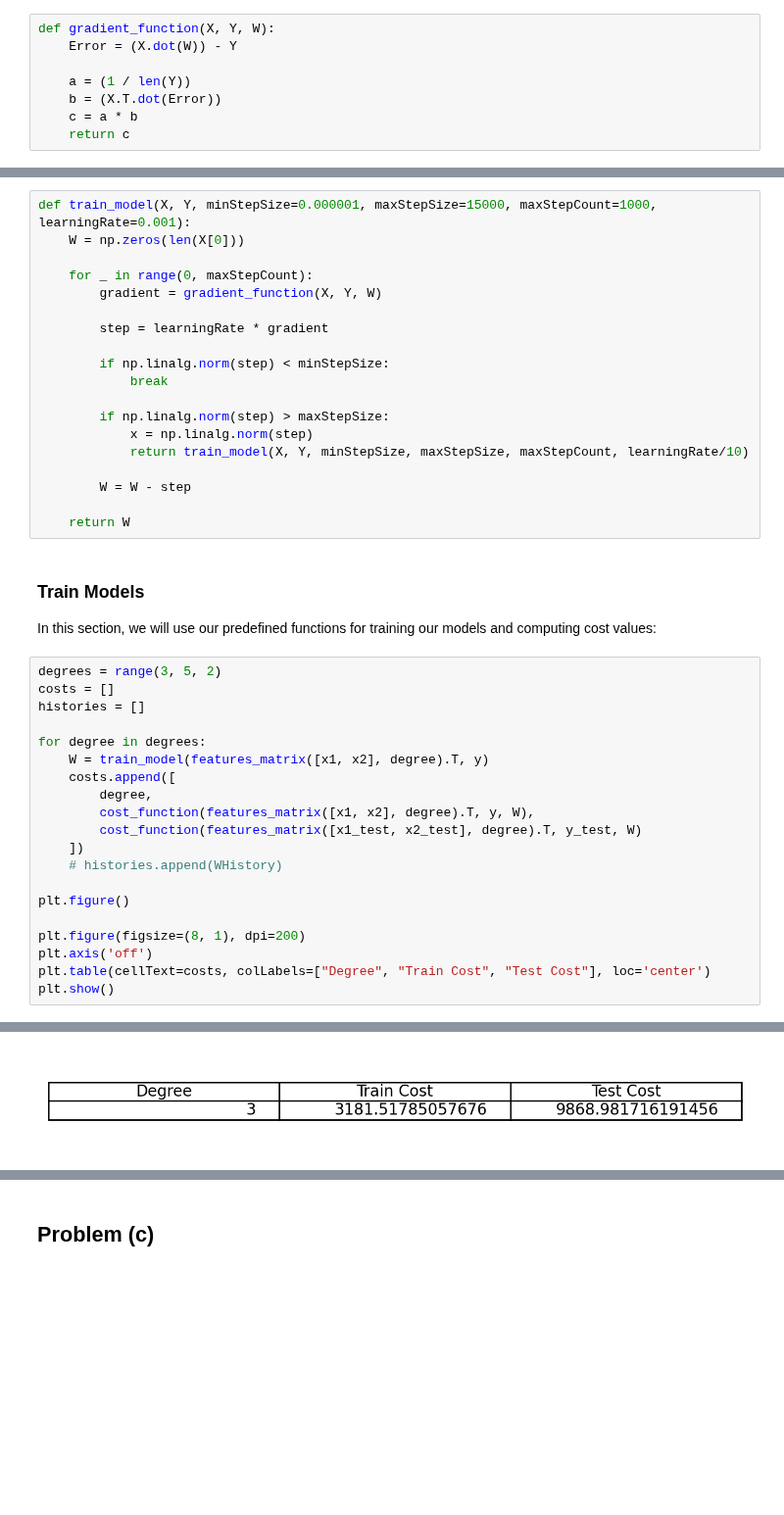
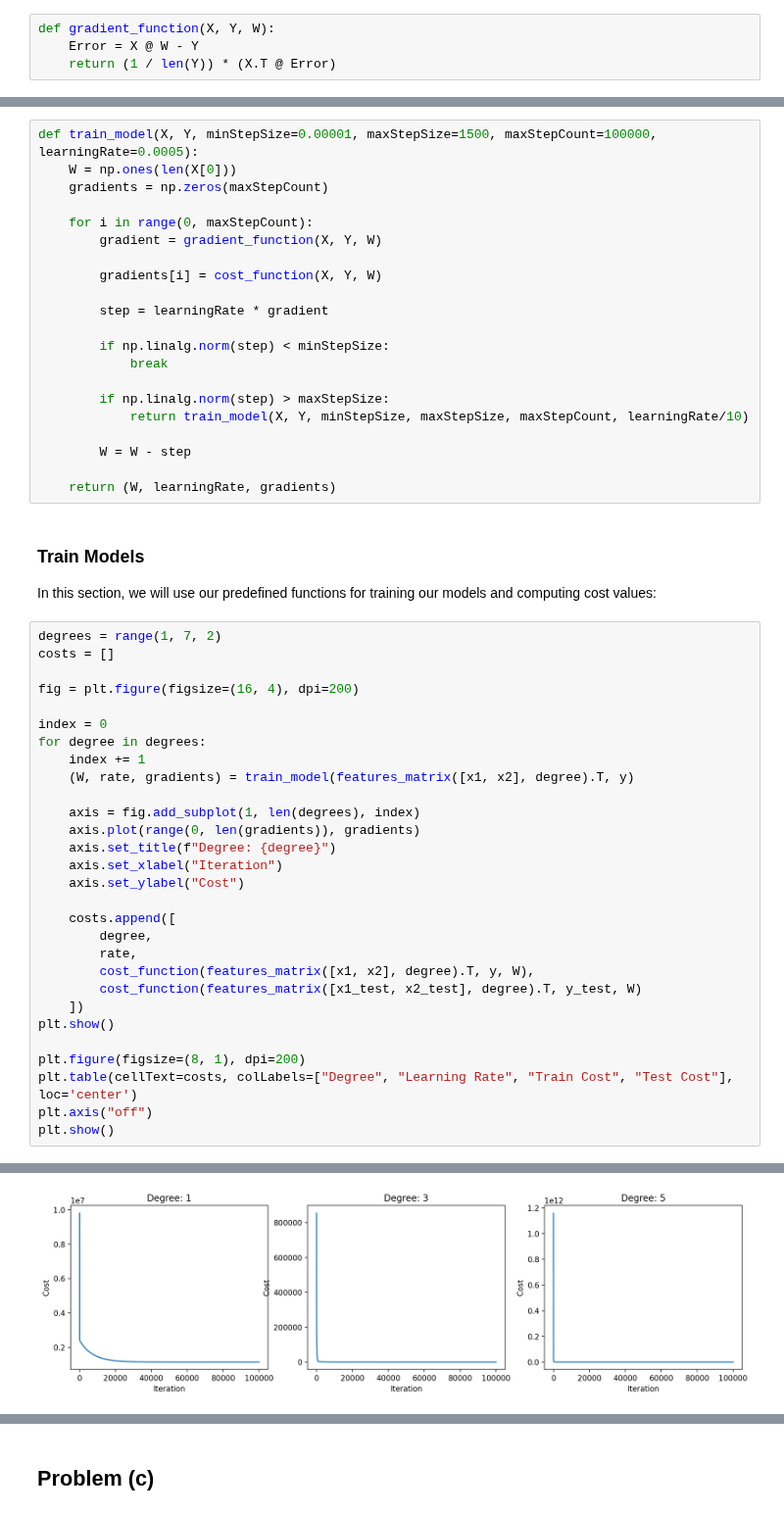
Before and after one commit to ckoliber/mlexercises, a Jupyter notebook: src/exercise1.ipynb, the cells around one changed output, grey strips where cells are left out. Shown at 98% size. Drawn from its saved outputs; the diff is of its cells as text; blank space fills up the shorter version.

```diff
--- a/src/exercise1.ipynb
+++ b/src/exercise1.ipynb
@@ -146,12 +154,8 @@ $$
 $$
 # %%
 def gradient_function(X, Y, W):
-    Error = (X.dot(W)) - Y
-
-    a = (1 / len(Y))
-    b = (X.T.dot(Error))
-    c = a * b
-    return c
+    Error = X @ W - Y
+    return (1 / len(Y)) * (X.T @ Error)
 # %% [markdown]
 ### Train Function
 
@@ -163,11 +167,14 @@ $$
 \end{aligned}
 $$
 # %%
-def train_model(X, Y, minStepSize=0.000001, maxStepSize=15000, maxStepCount=1000, learningRate=0.001):
-    W = np.zeros(len(X[0]))
+def train_model(X, Y, minStepSize=0.00001, maxStepSize=1500, maxStepCount=100000, learningRate=0.0005):
+    W = np.ones(len(X[0]))
+    gradients = np.zeros(maxStepCount)
 
-    for _ in range(0, maxStepCount):
+    for i in range(0, maxStepCount):
         gradient = gradient_function(X, Y, W)
+
+        gradients[i] = cost_function(X, Y, W)
 
         step = learningRate * gradient
 
@@ -175,34 +182,42 @@ def train_model(X, Y, minStepSize=0.000001, maxStepSize=15000, maxStepCount=1000
             break
 
         if np.linalg.norm(step) > maxStepSize:
-            x = np.linalg.norm(step)
             return train_model(X, Y, minStepSize, maxStepSize, maxStepCount, learningRate/10)
 
         W = W - step
 
-    return W
+    return (W, learningRate, gradients)
 # %% [markdown]
 ### Train Models
 
 In this section, we will use our predefined functions for training our models and computing cost values:
 # %%
-degrees = range(3, 5, 2)
+degrees = range(1, 7, 2)
 costs = []
-histories = []
 
+fig = plt.figure(figsize=(16, 4), dpi=200)
+
+index = 0
 for degree in degrees:
-    W = train_model(features_matrix([x1, x2], degree).T, y)
+    index += 1
+    (W, rate, gradients) = train_model(features_matrix([x1, x2], degree).T, y)
+
+    axis = fig.add_subplot(1, len(degrees), index)
+    axis.plot(range(0, len(gradients)), gradients)
+    axis.set_title(f"Degree: {degree}")
+    axis.set_xlabel("Iteration")
+    axis.set_ylabel("Cost")
+
     costs.append([
         degree,
+        rate,
         cost_function(features_matrix([x1, x2], degree).T, y, W),
         cost_function(features_matrix([x1_test, x2_test], degree).T, y_test, W)
     ])
-    # histories.append(WHistory)
-
-plt.figure()
+plt.show()
 
 plt.figure(figsize=(8, 1), dpi=200)
-plt.axis('off')
-plt.table(cellText=costs, colLabels=["Degree", "Train Cost", "Test Cost"], loc='center')
+plt.table(cellText=costs, colLabels=["Degree", "Learning Rate", "Train Cost", "Test Cost"], loc='center')
+plt.axis("off")
 plt.show()
 # %% [output]
@@ -210 +224 @@ plt.show()
-[figure, old version]
+[figure, new version]
```
Also changed, not shown: parts of 13 cells of this notebook.
